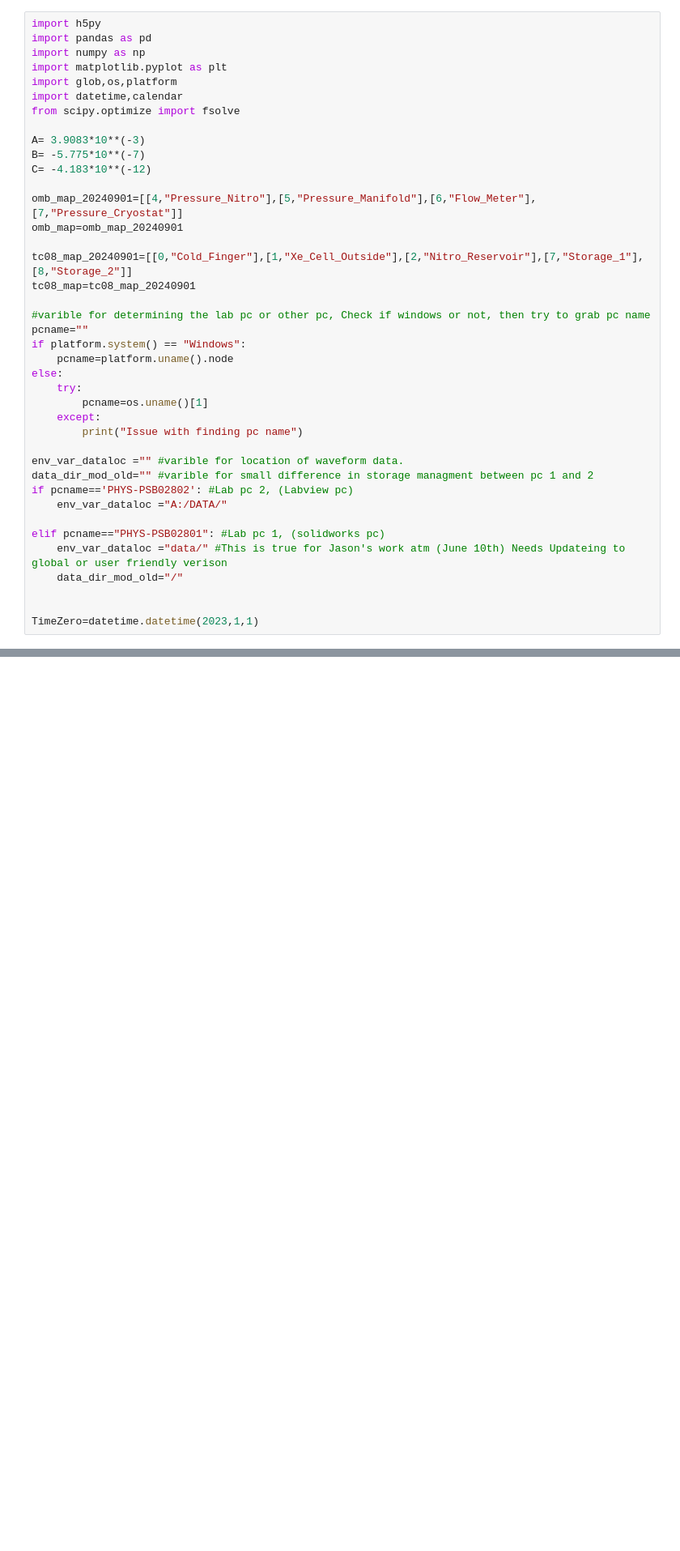
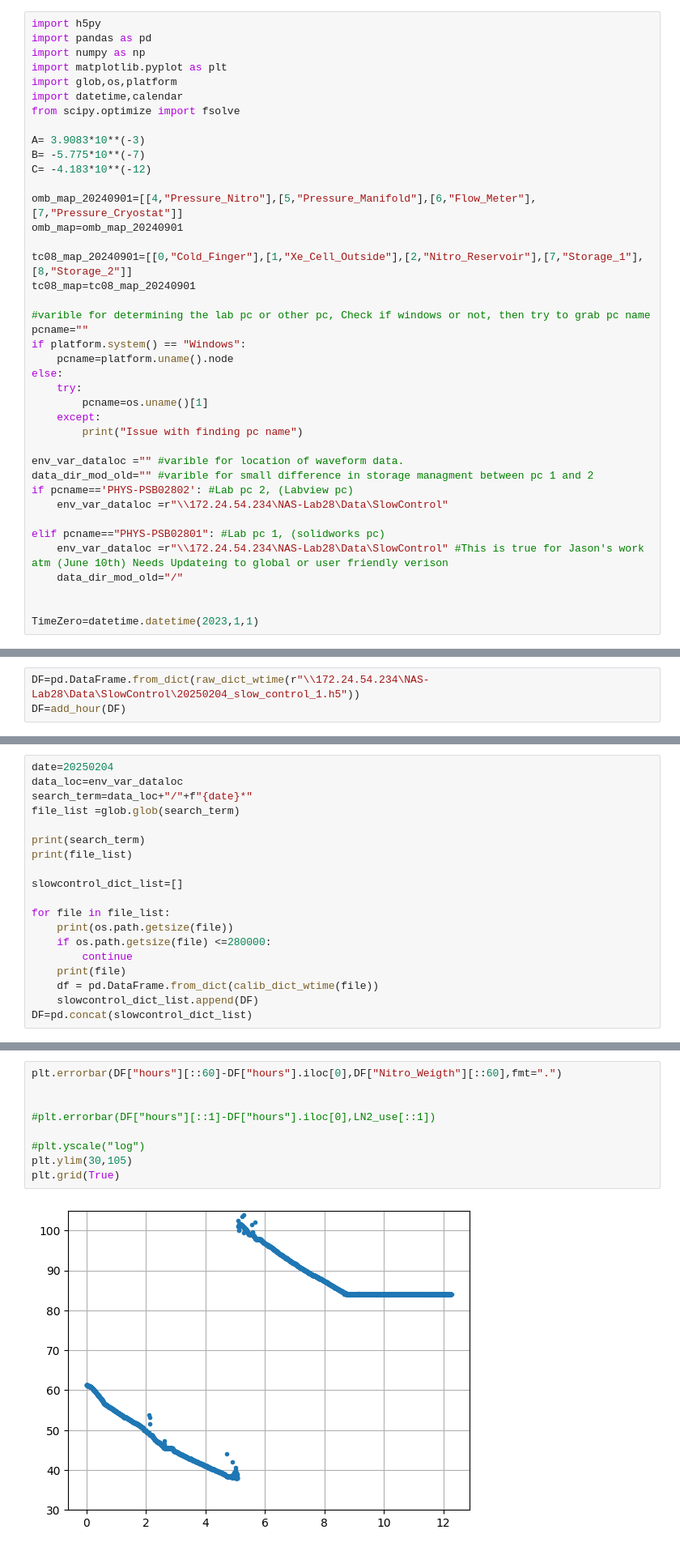
Before and after one commit to jbane11/nexo, a Jupyter notebook: Lab028/slowctr/slow_control_data_read_2.ipynb, the cells around one changed output, grey strips where cells are left out. Shown at 81% size. Cells and saved outputs as stored; diff of their text form; blank space fills up the shorter version.

```diff
--- a/Lab028/slowctr/slow_control_data_read_2.ipynb
+++ b/Lab028/slowctr/slow_control_data_read_2.ipynb
@@ -37,10 +37,10 @@ else:
 env_var_dataloc ="" #varible for location of waveform data.
 data_dir_mod_old="" #varible for small difference in storage managment between pc 1 and 2
 if pcname=='PHYS-PSB02802': #Lab pc 2, (Labview pc)
-    env_var_dataloc ="A:/DATA/"
+    env_var_dataloc =r"\\172.24.54.234\NAS-Lab28\Data\SlowControl"
 
 elif pcname=="PHYS-PSB02801": #Lab pc 1, (solidworks pc)
-    env_var_dataloc ="data/" #This is true for Jason's work atm (June 10th) Needs Updateing to global or user friendly verison
+    env_var_dataloc =r"\\172.24.54.234\NAS-Lab28\Data\SlowControl" #This is true for Jason's work atm (June 10th) Needs Updateing to global or user friendly verison
     data_dir_mod_old="/"
 
 
@@ -446,3 +446,6 @@ Not in channel list  Slope
 Not in channel list  Inter
 Not in channel list  RTD constant
 Not in channel list  Slope
+# %%
+DF=pd.DataFrame.from_dict(raw_dict_wtime(r"\\172.24.54.234\NAS-Lab28\Data\SlowControl\20250204_slow_control_1.h5"))
+DF=add_hour(DF)
@@ -1443,0 +1495,19 @@ print(coef3)
+# %%
+date=20250204
+data_loc=env_var_dataloc
+search_term=data_loc+"/"+f"{date}*"
+file_list =glob.glob(search_term)
+
+print(search_term)
+print(file_list)
+
+slowcontrol_dict_list=[]
+
+for file in file_list:
+    print(os.path.getsize(file))
+    if os.path.getsize(file) <=280000:
+        continue
+    print(file)
+    df = pd.DataFrame.from_dict(calib_dict_wtime(file))
+    slowcontrol_dict_list.append(DF)
+DF=pd.concat(slowcontrol_dict_list)
@@ -1443,0 +1552,11 @@ print(coef3)
+# %%
+plt.errorbar(DF["hours"][::60]-DF["hours"].iloc[0],DF["Nitro_Weigth"][::60],fmt=".")
+
+
+#plt.errorbar(DF["hours"][::1]-DF["hours"].iloc[0],LN2_use[::1])
+
+#plt.yscale("log")
+plt.ylim(30,105)
+plt.grid(True)
+# %% [output]
+[figure, added]
```
Also changed, not shown: parts of 11 cells of this notebook, 5 other files.
